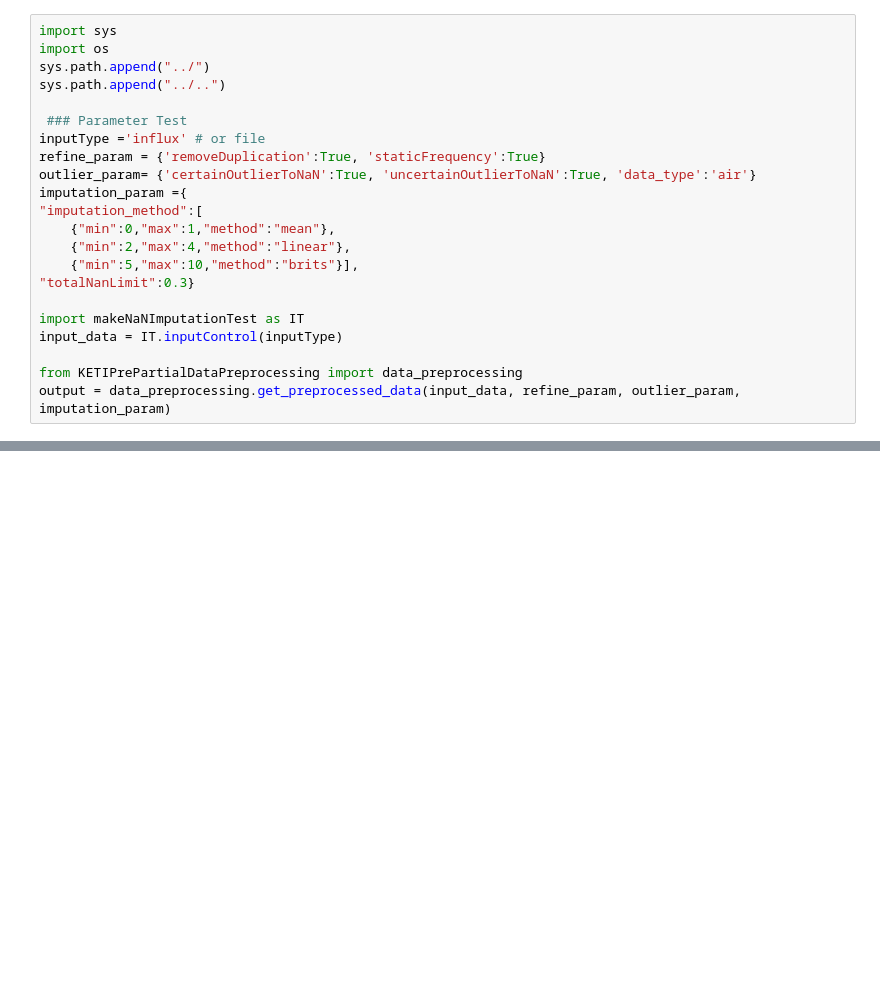
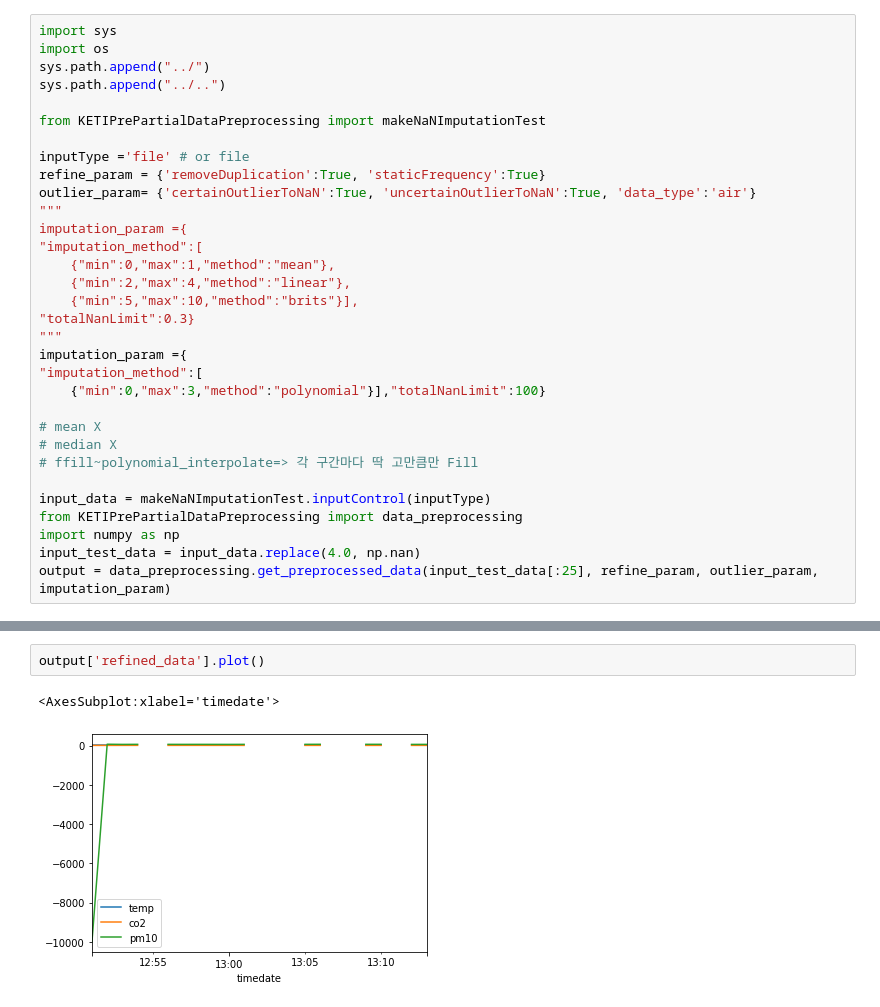
Before and after one commit to ClustProject/KETIPrePartialDataPreprocessing, a Jupyter notebook: makeNaNImputationTest.ipynb, the cells around one changed output, grey strips where cells are left out. Drawn from its saved outputs; the diff is of its cells as text; blank space fills up the shorter version.

```diff
--- a/makeNaNImputationTest.ipynb
+++ b/makeNaNImputationTest.ipynb
@@ -4,20 +4,30 @@ import os
 sys.path.append("../")
 sys.path.append("../..")
 
- ### Parameter Test
-inputType ='influx' # or file
+from KETIPrePartialDataPreprocessing import makeNaNImputationTest
+
+inputType ='file' # or file
 refine_param = {'removeDuplication':True, 'staticFrequency':True}
 outlier_param= {'certainOutlierToNaN':True, 'uncertainOutlierToNaN':True, 'data_type':'air'}
+"""
 imputation_param ={
 "imputation_method":[
     {"min":0,"max":1,"method":"mean"},
     {"min":2,"max":4,"method":"linear"},
     {"min":5,"max":10,"method":"brits"}],
 "totalNanLimit":0.3}
+"""
+imputation_param ={
+"imputation_method":[
+    {"min":0,"max":3,"method":"polynomial"}],"totalNanLimit":100}
 
-import makeNaNImputationTest as IT
-input_data = IT.inputControl(inputType)
+# mean X
+# median X
+# ffill~polynomial_interpolate=> 각 구간마다 딱 고만큼만 Fill
 
+input_data = makeNaNImputationTest.inputControl(inputType)
 from KETIPrePartialDataPreprocessing import data_preprocessing
-output = data_preprocessing.get_preprocessed_data(input_data, refine_param, outlier_param, imputation_param)
+import numpy as np
+input_test_data = input_data.replace(4.0, np.nan)
+output = data_preprocessing.get_preprocessed_data(input_test_data[:25], refine_param, outlier_param, imputation_param)
 # %% [output]
@@ -40,0 +66,5 @@ dtype: int64
+# %%
+output['refined_data'].plot()
+# %% [output]
+<AxesSubplot:xlabel='timedate'>
+[figure, added]
```
Also changed, not shown: parts of 4 cells of this notebook, 4 other files.
